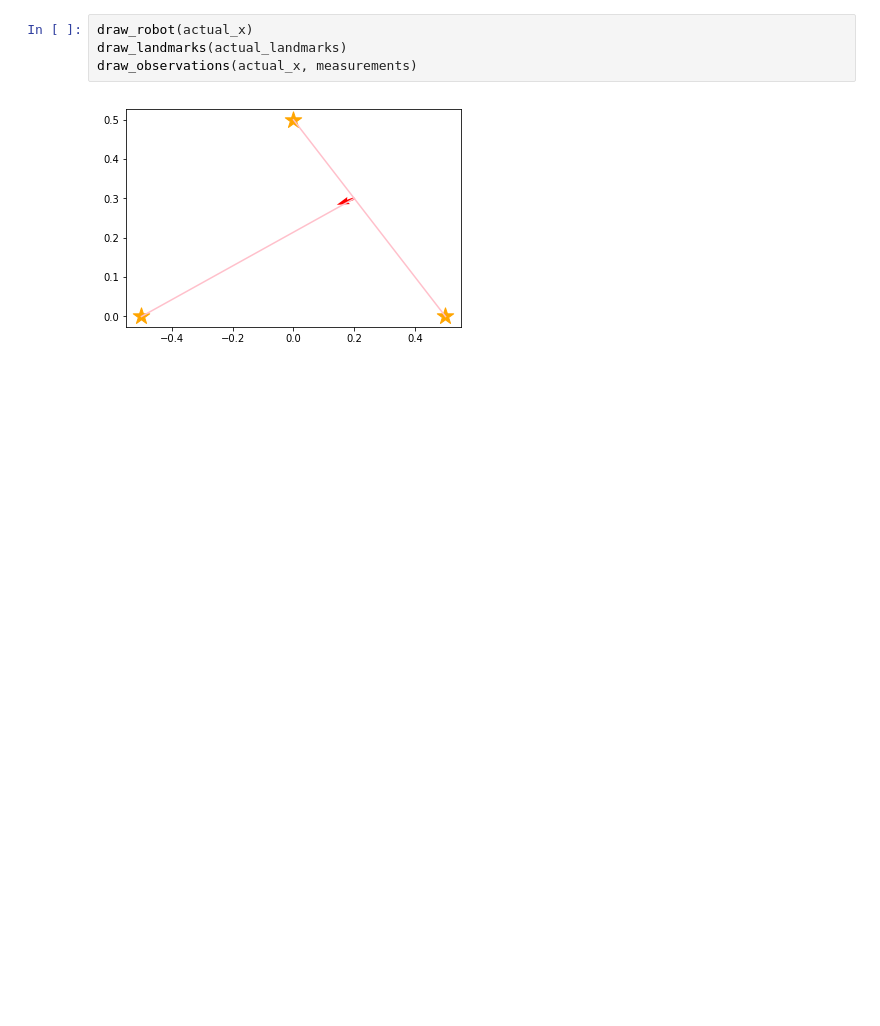
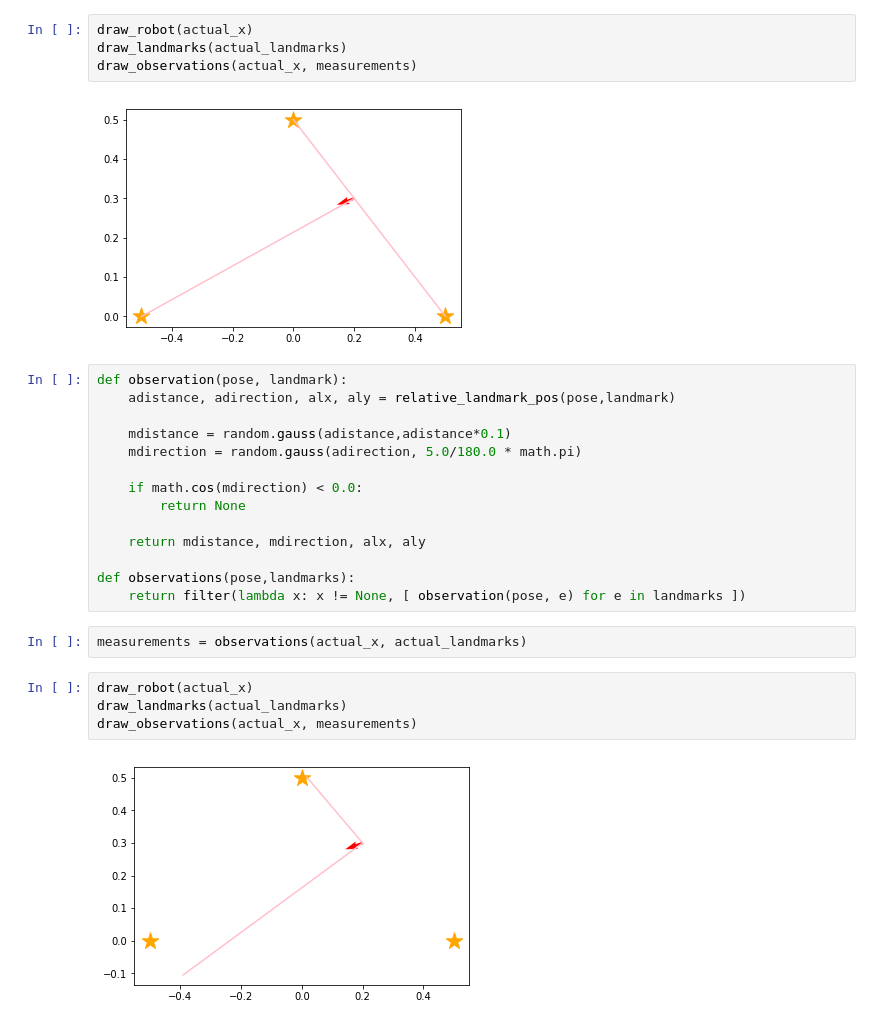
Before and after one commit to ryuichiueda/probrobo2017, a Jupyter notebook: tmp.ipynb, the cells around one changed output. Cells and saved outputs as stored; diff of their text form; blank space fills up the shorter version.

Commit message:
Add measurement

```diff
--- a/tmp.ipynb
+++ b/tmp.ipynb
@@ -61,3 +61,25 @@ draw_landmarks(actual_landmarks)
 draw_observations(actual_x, measurements)
 # %% [output]
 [figure]
+# %%
+def observation(pose, landmark):
+    adistance, adirection, alx, aly = relative_landmark_pos(pose,landmark)
+
+    mdistance = random.gauss(adistance,adistance*0.1)
+    mdirection = random.gauss(adirection, 5.0/180.0 * math.pi)
+
+    if math.cos(mdirection) < 0.0:
+        return None
+
+    return mdistance, mdirection, alx, aly
+
+def observations(pose,landmarks):
+    return filter(lambda x: x != None, [ observation(pose, e) for e in landmarks ])
+# %%
+measurements = observations(actual_x, actual_landmarks)
+# %%
+draw_robot(actual_x)
+draw_landmarks(actual_landmarks)
+draw_observations(actual_x, measurements)
+# %% [output]
+[figure, added]
```
Also changed, not shown: parts of 2 cells of this notebook.
